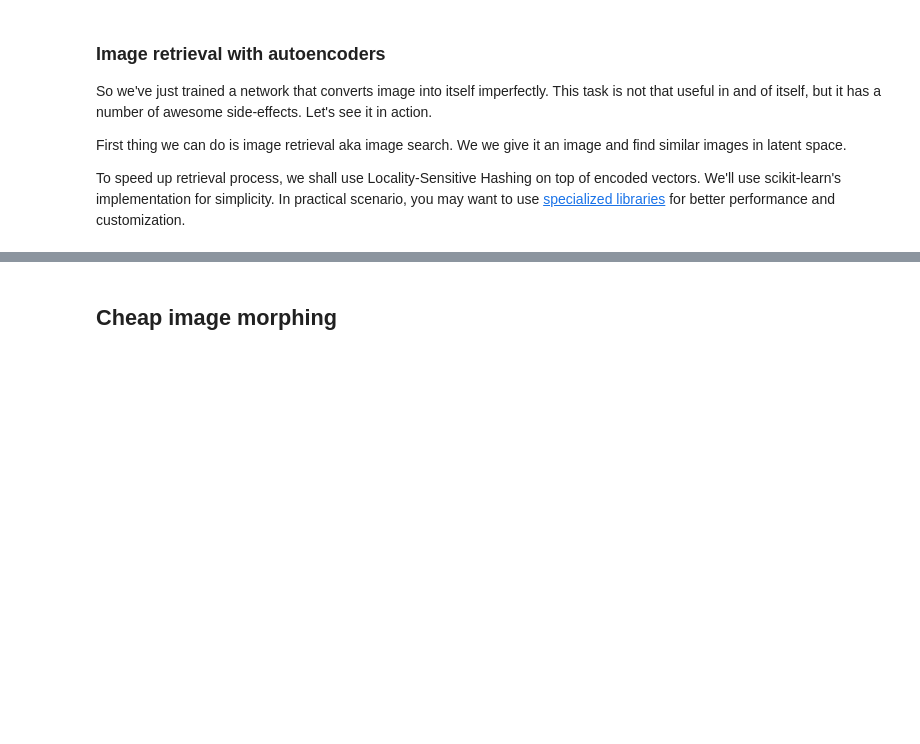
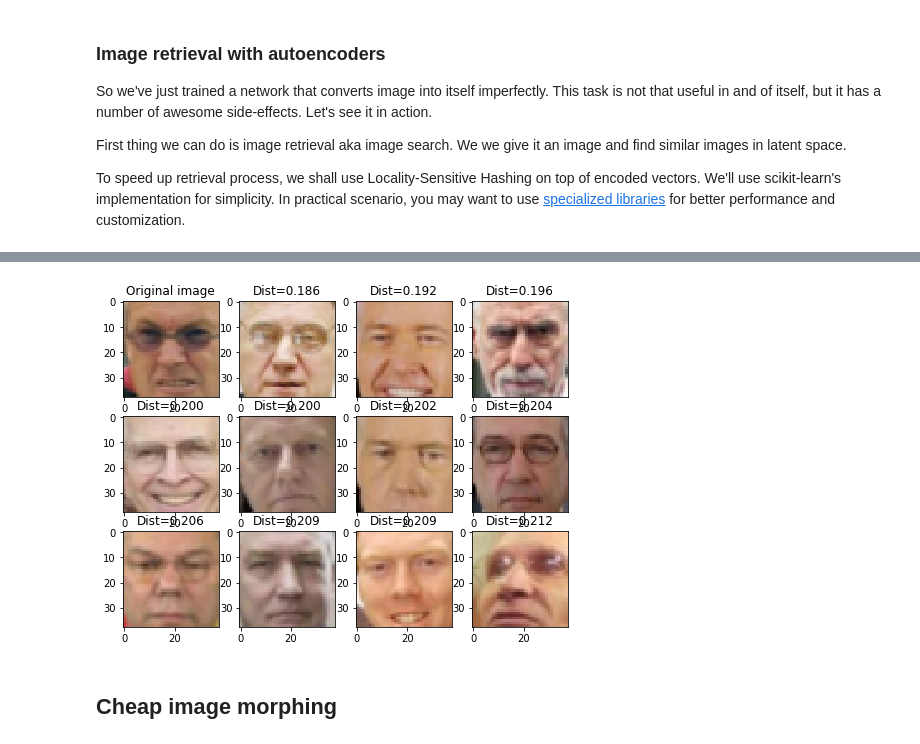
Before and after one commit to Radi4/DL_colab, a Jupyter notebook: homework03_part2_autoencoders_basic.ipynb, the cells around one changed output, grey strips where cells are left out. Cells and saved outputs as stored; diff of their text form; code cells hidden in the pictures; blank space fills up the shorter version.

```diff
--- a/homework03_part2_autoencoders_basic.ipynb
+++ b/homework03_part2_autoencoders_basic.ipynb
@@ -574,6 +552,8 @@ show_similar(X_test_tensor[500])
 # %%
 #glasses
-show_similar(X_test_tensor[66])
+show_similar(aenc_deep, X_test_tensor[66])
+# %% [output]
+[figure, added]
 # %% [markdown]
 ## Cheap image morphing
 # %% [markdown]
```
Also changed, not shown: parts of 14 cells of this notebook.
